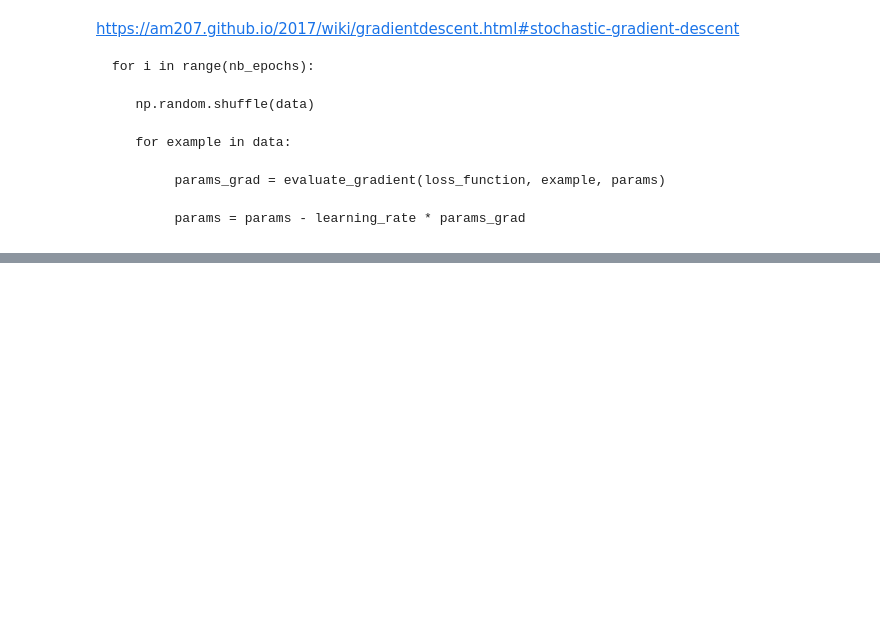
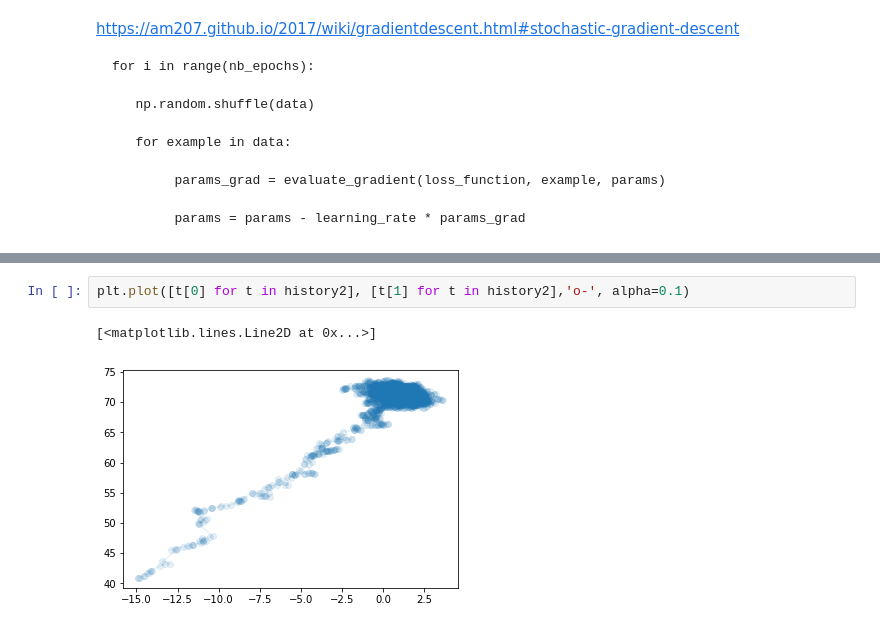
Before and after one commit to yueying-teng/Math_of_intelligence, a Jupyter notebook: gradient descent.ipynb, the cells around one changed output, grey strips where cells are left out. Drawn from its saved outputs; the diff is of its cells as text; blank space fills up the shorter version.

```diff
--- a/gradient descent.ipynb
+++ b/gradient descent.ipynb
@@ -192,0 +288,5 @@ array([[ 0. ,  0.5,  1. ],
+# %%
+plt.plot([t[0] for t in history2], [t[1] for t in history2],'o-', alpha=0.1)
+# %% [output]
+[<matplotlib.lines.Line2D at 0x...>]
+[figure, added]
```
Also changed, not shown: parts of 13 cells of this notebook.
